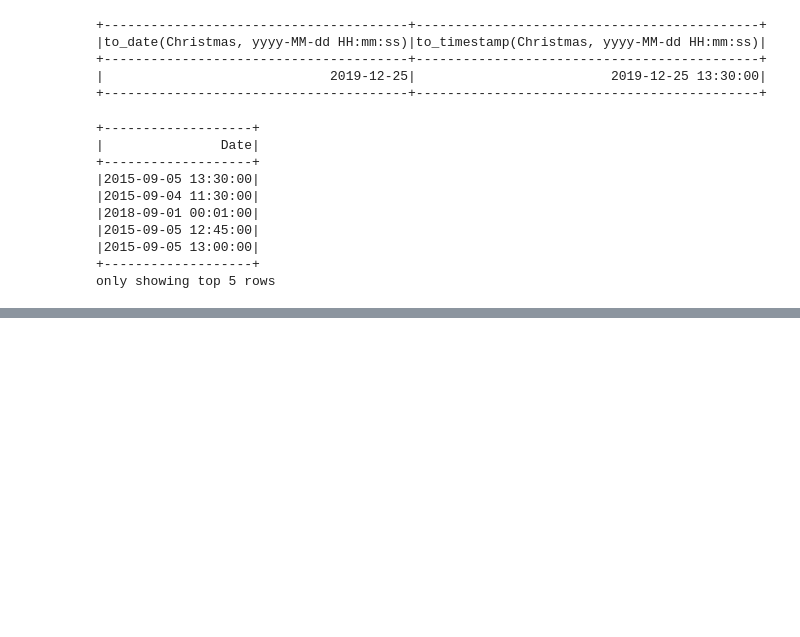
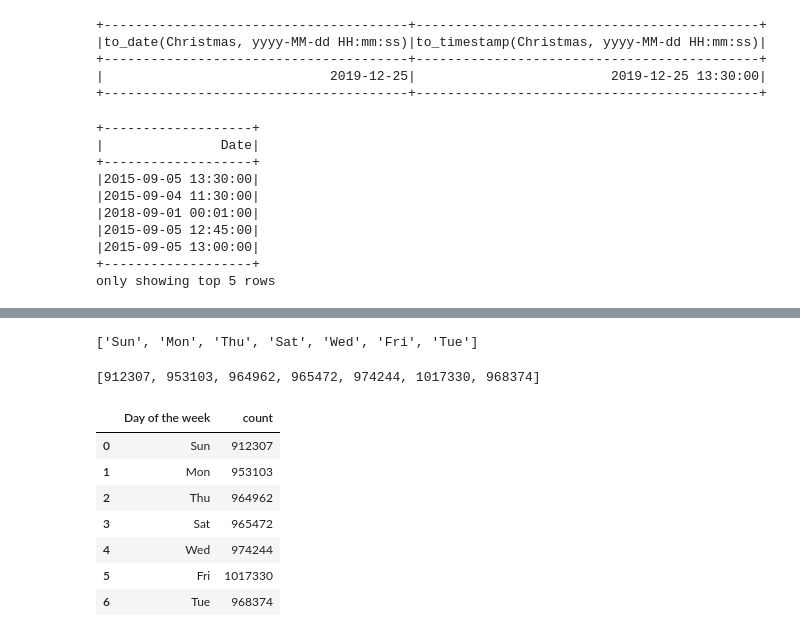
Before and after one commit to mickyduguma/pyspark_repo, a Jupyter notebook: Pyspark_With_Exercise.ipynb, the cells around one changed output, grey strips where cells are left out. Drawn from its saved outputs; the diff is of its cells as text; code cells hidden in the pictures; blank space fills up the shorter version.

```diff
--- a/Pyspark_With_Exercise.ipynb
+++ b/Pyspark_With_Exercise.ipynb
@@ -461,0 +846,10 @@ only showing top 5 rows
+# %%
+dow = [x[0] for x in rc.groupBy(date_format(col('Date'),'E')).count().collect()]
+dow
+# %% [output]
+['Sun', 'Mon', 'Thu', 'Sat', 'Wed', 'Fri', 'Tue']
+# %%
+count = [x[1] for x in rc.groupBy(date_format(col('Date'),'E')).count().collect()]
+count
+# %% [output]
+[912307, 953103, 964962, 965472, 974244, 1017330, 968374]
@@ -461,0 +859,12 @@ only showing top 5 rows
+# %%
+cp = pd.DataFrame({"Day of the week":dow, "count":count})
+cp.head(7)
+# %% [output]
+|  | Day of the week | count |
+| 0 | Sun | 912307 |
+| 1 | Mon | 953103 |
+| 2 | Thu | 964962 |
+| 3 | Sat | 965472 |
+| 4 | Wed | 974244 |
+| 5 | Fri | 1017330 |
+| 6 | Tue | 968374 |
```
Also changed, not shown: parts of 48 cells of this notebook.
